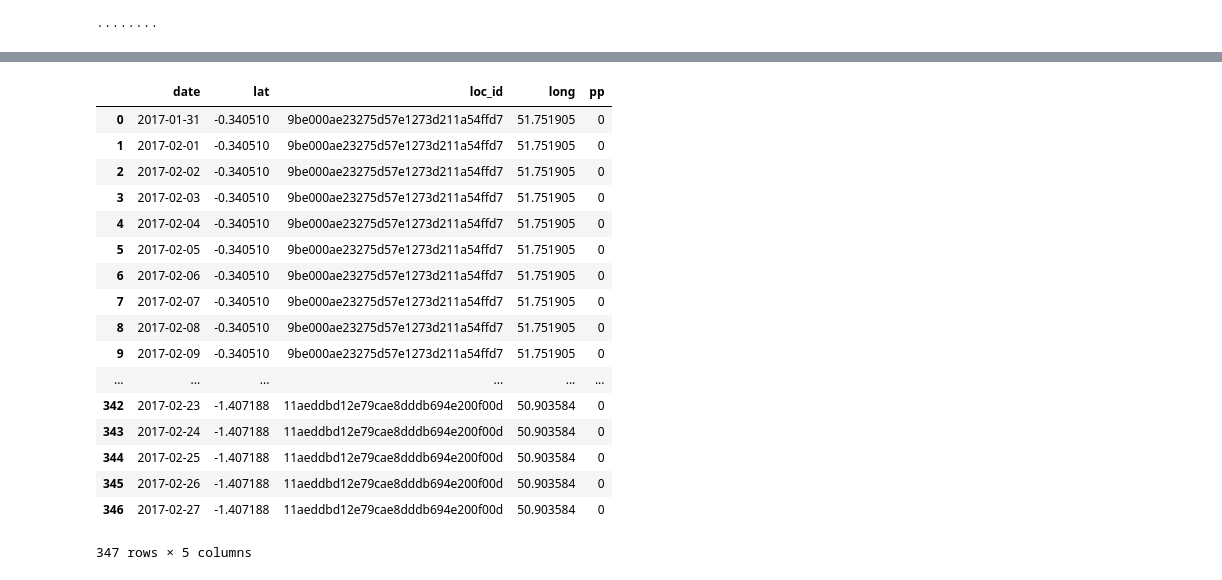
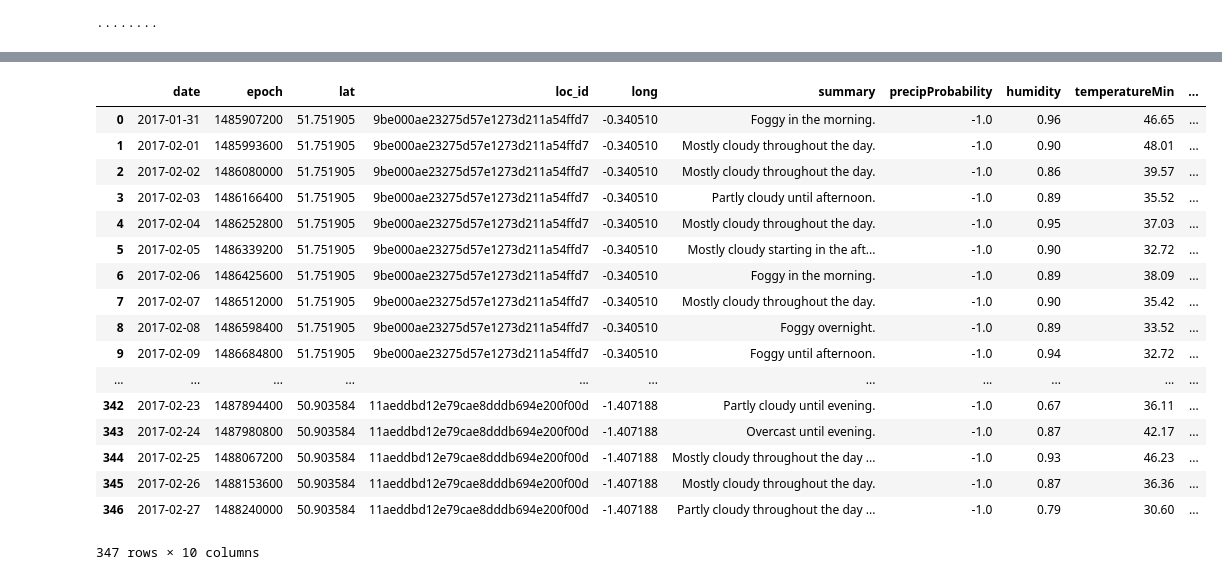
Before and after one commit to stanleykylee/Keboola, a Jupyter notebook: weather_analysis.ipynb, the cells around one changed output, grey strips where cells are left out. Cells and saved outputs as stored; diff of their text form; code cells hidden in the pictures.

Commit message:
completed task, obtained weather data via API and constructed simple report

```diff
--- a/weather_analysis.ipynb
+++ b/weather_analysis.ipynb
@@ -123,20 +126,20 @@ locations
 # %%
 rows_list = []
-for index, row in locations.iterrows():
+for index, row in df_locations.iterrows():
     i = 0
     epoch = row['date_first']
     while epoch < row['date_last']:
         s = {
             'loc_id' : row['loc_id'],
+            'epoch' : '%.0f' % epoch,
             'date' : datetime.fromtimestamp(epoch).strftime('%Y-%m-%d'),
-            'long' : row['long'],
-            'lat' : row['lat'],
+            'long' : '%.6f' % row['long'],
+            'lat' : '%.6f' % row['lat'],
         }
         rows_list.append(s)
         i += 1
         epoch += (60*60*24)
 
 df_locations_cleaned = pd.DataFrame(rows_list)
-
 df_locations_cleaned
 # %% [output]
@@ -161,4 +167,37 @@ df_locations_cleaned
+# %%
+# get weather data via Dark Sky API
+def get_weather(row):
+    pp = None
+    resp = requests.get("https://api.darksky.net/forecast/" +
+                        dark_sky_api_key + "/" +
+                        row['lat'] + "," +
+                        row['long'] + "," +
+                        row['epoch'] + "?exclude=currently,minutely,hourly,flags")
+    if resp.status_code != 200:
+        # This means something went wrong.
+        raise Exception
+    else:
+        weather_data = resp.json()
+        try:
+            pp = weather_data['daily']['data'][0]['precipProbability']
+        except:
+            pp = -1
+    if pp > 0:
+        pp = (pp*100)
+    print("Getting weather data for %s" % row['loc_id'])
+    return pd.Series([
+        weather_data['daily']['data'][0]['summary'],
+        pp,
+        weather_data['daily']['data'][0]['humidity'],
+        weather_data['daily']['data'][0]['temperatureMin'],
+        weather_data['daily']['data'][0]['temperatureMax']],
+        index=['summary', 'precipProbability', 'humidity', 'temperatureMin', 'temperatureMax'])
 # %%
-df_locations_cleaned[["pp"]] = df_locations_cleaned.apply(get_precip_probability, axis=1)
+df_locations_cleaned[[
+    "summary",
+    "precipProbability",
+    "humidity",
+    "temperatureMin",
+    "temperatureMax"]] = df_locations_cleaned.apply(get_weather, axis=1)
 df_locations_cleaned
 # %% [output]
@@ -165,18 +221,18 @@ df_locations_cleaned
-|  | date | lat | loc_id | long | pp |
-| 0 | 2017-01-31 | -0.340510 | 9be000ae23275d57e1273d211a54ffd7 | 51.751905 | 0 |
-| 1 | 2017-02-01 | -0.340510 | 9be000ae23275d57e1273d211a54ffd7 | 51.751905 | 0 |
-| 2 | 2017-02-02 | -0.340510 | 9be000ae23275d57e1273d211a54ffd7 | 51.751905 | 0 |
-| 3 | 2017-02-03 | -0.340510 | 9be000ae23275d57e1273d211a54ffd7 | 51.751905 | 0 |
-| 4 | 2017-02-04 | -0.340510 | 9be000ae23275d57e1273d211a54ffd7 | 51.751905 | 0 |
-| 5 | 2017-02-05 | -0.340510 | 9be000ae23275d57e1273d211a54ffd7 | 51.751905 | 0 |
-| 6 | 2017-02-06 | -0.340510 | 9be000ae23275d57e1273d211a54ffd7 | 51.751905 | 0 |
-| 7 | 2017-02-07 | -0.340510 | 9be000ae23275d57e1273d211a54ffd7 | 51.751905 | 0 |
-| 8 | 2017-02-08 | -0.340510 | 9be000ae23275d57e1273d211a54ffd7 | 51.751905 | 0 |
-| 9 | 2017-02-09 | -0.340510 | 9be000ae23275d57e1273d211a54ffd7 | 51.751905 | 0 |
-| ... | ... | ... | ... | ... | ... |
-| 342 | 2017-02-23 | -1.407188 | 11aeddbd12e79cae8dddb694e200f00d | 50.903584 | 0 |
-| 343 | 2017-02-24 | -1.407188 | 11aeddbd12e79cae8dddb694e200f00d | 50.903584 | 0 |
-| 344 | 2017-02-25 | -1.407188 | 11aeddbd12e79cae8dddb694e200f00d | 50.903584 | 0 |
-| 345 | 2017-02-26 | -1.407188 | 11aeddbd12e79cae8dddb694e200f00d | 50.903584 | 0 |
-| 346 | 2017-02-27 | -1.407188 | 11aeddbd12e79cae8dddb694e200f00d | 50.903584 | 0 |
+|  | date | epoch | lat | loc_id | long | summary | precipProbability | humidity | temperatureMin | ... |
+| 0 | 2017-01-31 | 1485907200 | 51.751905 | 9be000ae23275d57e1273d211a54ffd7 | -0.340510 | Foggy in the morning. | -1.0 | 0.96 | 46.65 | ... |
+| 1 | 2017-02-01 | 1485993600 | 51.751905 | 9be000ae23275d57e1273d211a54ffd7 | -0.340510 | Mostly cloudy throughout the day. | -1.0 | 0.90 | 48.01 | ... |
+| 2 | 2017-02-02 | 1486080000 | 51.751905 | 9be000ae23275d57e1273d211a54ffd7 | -0.340510 | Mostly cloudy throughout the day. | -1.0 | 0.86 | 39.57 | ... |
+| 3 | 2017-02-03 | 1486166400 | 51.751905 | 9be000ae23275d57e1273d211a54ffd7 | -0.340510 | Partly cloudy until afternoon. | -1.0 | 0.89 | 35.52 | ... |
+| 4 | 2017-02-04 | 1486252800 | 51.751905 | 9be000ae23275d57e1273d211a54ffd7 | -0.340510 | Mostly cloudy throughout the day. | -1.0 | 0.95 | 37.03 | ... |
+| 5 | 2017-02-05 | 1486339200 | 51.751905 | 9be000ae23275d57e1273d211a54ffd7 | -0.340510 | Mostly cloudy starting in the aft... | -1.0 | 0.90 | 32.72 | ... |
+| 6 | 2017-02-06 | 1486425600 | 51.751905 | 9be000ae23275d57e1273d211a54ffd7 | -0.340510 | Foggy in the morning. | -1.0 | 0.89 | 38.09 | ... |
+| 7 | 2017-02-07 | 1486512000 | 51.751905 | 9be000ae23275d57e1273d211a54ffd7 | -0.340510 | Mostly cloudy throughout the day. | -1.0 | 0.90 | 35.42 | ... |
+| 8 | 2017-02-08 | 1486598400 | 51.751905 | 9be000ae23275d57e1273d211a54ffd7 | -0.340510 | Foggy overnight. | -1.0 | 0.89 | 33.52 | ... |
+| 9 | 2017-02-09 | 1486684800 | 51.751905 | 9be000ae23275d57e1273d211a54ffd7 | -0.340510 | Foggy until afternoon. | -1.0 | 0.94 | 32.72 | ... |
+| ... | ... | ... | ... | ... | ... | ... | ... | ... | ... | ... |
+| 342 | 2017-02-23 | 1487894400 | 50.903584 | 11aeddbd12e79cae8dddb694e200f00d | -1.407188 | Partly cloudy until evening. | -1.0 | 0.67 | 36.11 | ... |
+| 343 | 2017-02-24 | 1487980800 | 50.903584 | 11aeddbd12e79cae8dddb694e200f00d | -1.407188 | Overcast until evening. | -1.0 | 0.87 | 42.17 | ... |
+| 344 | 2017-02-25 | 1488067200 | 50.903584 | 11aeddbd12e79cae8dddb694e200f00d | -1.407188 | Mostly cloudy throughout the day ... | -1.0 | 0.93 | 46.23 | ... |
+| 345 | 2017-02-26 | 1488153600 | 50.903584 | 11aeddbd12e79cae8dddb694e200f00d | -1.407188 | Mostly cloudy throughout the day. | -1.0 | 0.87 | 36.36 | ... |
+| 346 | 2017-02-27 | 1488240000 | 50.903584 | 11aeddbd12e79cae8dddb694e200f00d | -1.407188 | Partly cloudy throughout the day ... | -1.0 | 0.79 | 30.60 | ... |
-347 rows × 5 columns
+347 rows × 10 columns
```
Also changed, not shown: parts of 22 cells of this notebook.
